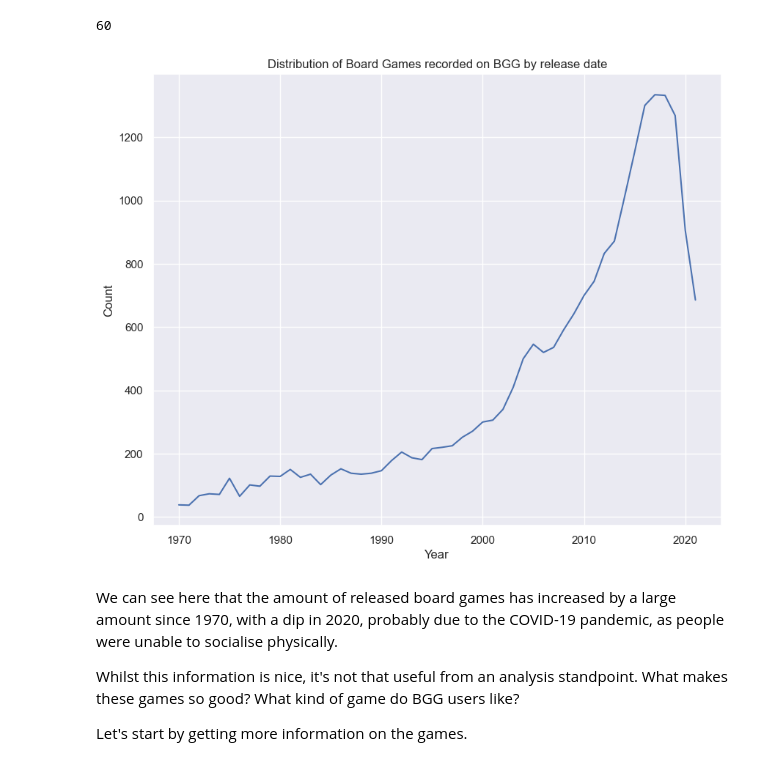
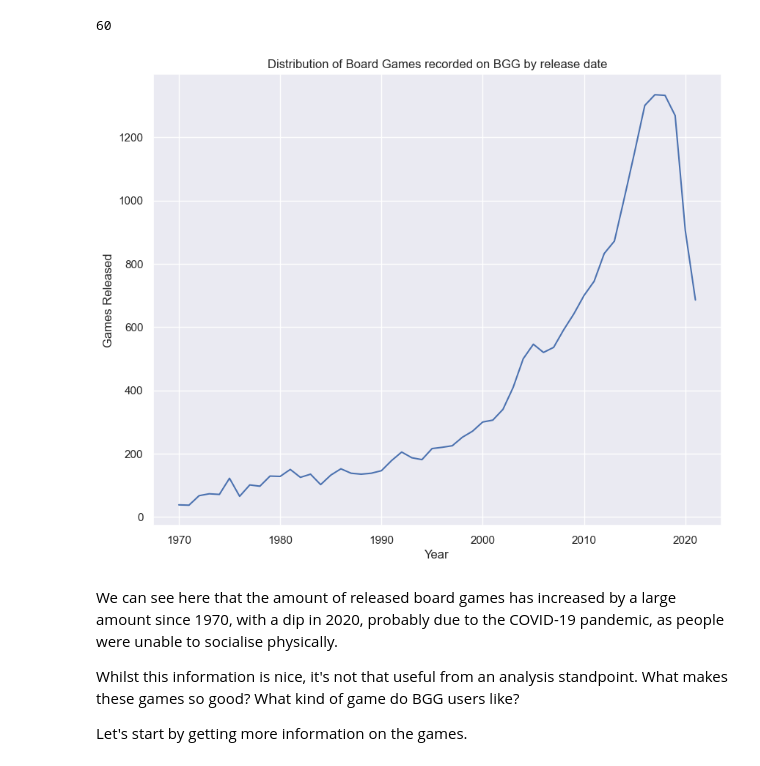
Before and after one commit to J-Zoo99/portfolio, a Jupyter notebook: BoardGameGeek.ipynb, the cells around one changed output. Drawn from its saved outputs; the diff is of its cells as text; code cells hidden in the pictures.

```diff
--- a/BoardGameGeek.ipynb
+++ b/BoardGameGeek.ipynb
@@ -269,13 +273,13 @@ x = save(plot,title = title,resources ='inline',  filename = r"./plots/BGG-relea
 # %%
 #What the distribution of board games like, in terms of release date?
 sns.set_theme()
 plt.figure(figsize=(10,8))
 year_distrib = sns.lineplot(x = years_srs.index,y=years_srs.values, legend = False)
 plt.title(title)
-plt.ylabel('Count')
+plt.ylabel("Games Released")
 plt.show()
 # %% [output]
-[figure, old version]
+[figure, new version]
 # %% [markdown]
 We can see here that the amount of released board games has increased by a large amount since 1970, with a dip in 2020, probably due to the COVID-19 pandemic, as people were unable to socialise physically.
 
```
Also changed, not shown: parts of 26 cells of this notebook, 2 other files.
